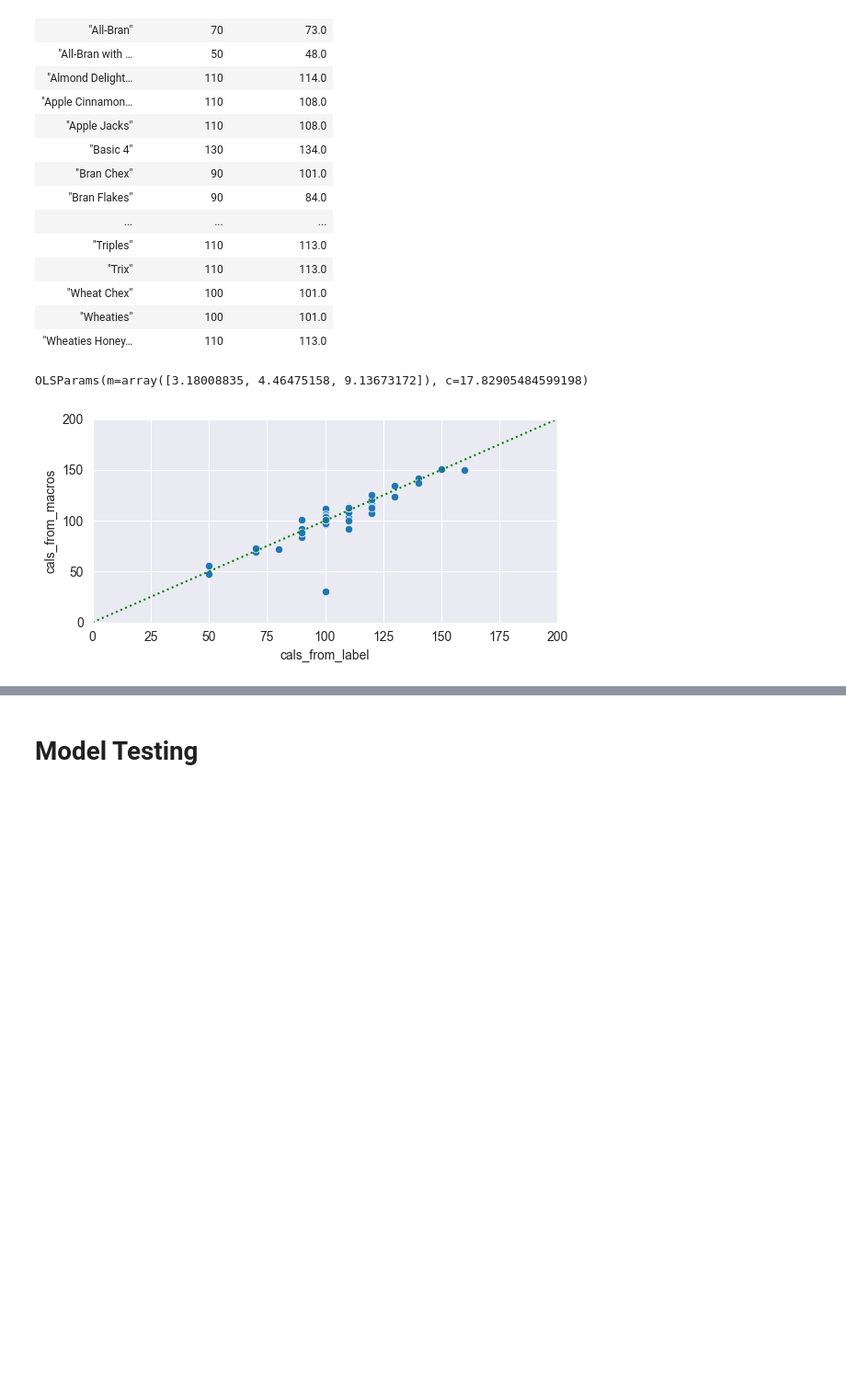
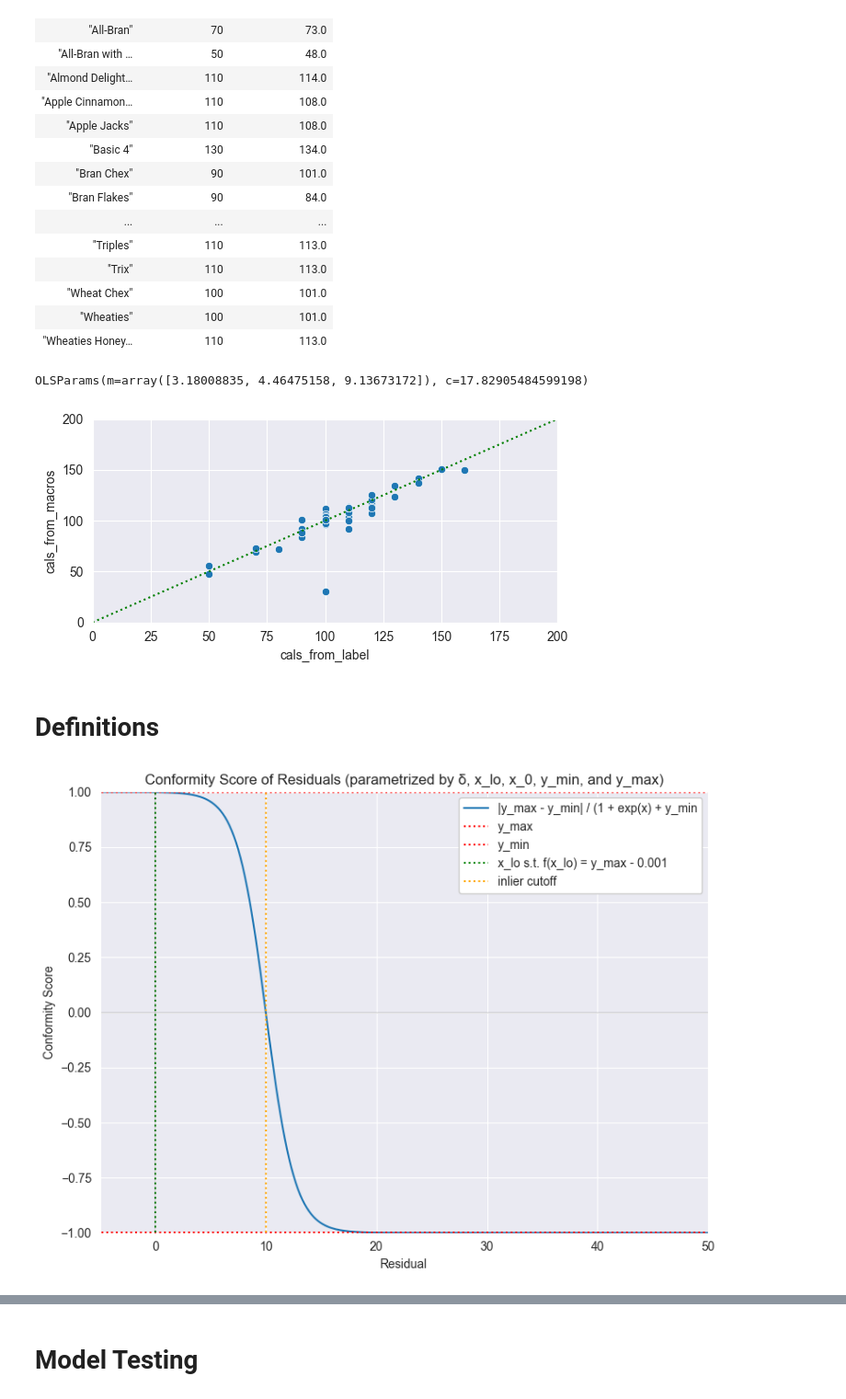
Before and after one commit to DylanLukes/renkon, a Jupyter notebook: notebooks/Experiments.ipynb, the cells around one changed output, grey strips where cells are left out. Shown: that part at 92% size. Drawn from its saved outputs; the diff is of its cells as text; code cells hidden in the pictures; blank space fills up the shorter version.

```diff
--- a/notebooks/Experiments.ipynb
+++ b/notebooks/Experiments.ipynb
@@ -112,3 +110,71 @@ sns.scatterplot(ax=ax, data=cals_df, x="cals_from_label", y="cals_from_macros")
 fig.tight_layout()
 # %% [output]
 [figure]
+# %% [markdown]
+# Definitions
+# %%
+import functools as ft
+# Draw a parametrized sigmoid:
+
+dist = lambda a, b: np.abs(a - b)
+
+delta = 0.001
+
+# y-values of sigmoids asymptotes:
+y_max = 1
+y_min = -1
+
+# "Amplitude" of the sigmoid:
+amp = dist(y_max, y_min)
+
+# x-values where the sigmoid is at 0, reaches y_max - delta, and y_min + delta:
+x_lo = 0
+x_0 = 10
+
+x_hi = 2 * (x_0 - x_lo)
+
+# "Wavelength" of the sigmoid:
+wlen = dist(x_hi, x_lo)
+
+k = (np.log(amp/delta - 1) - np.log(amp/(amp - delta) -1)) / wlen
+
+x = np.linspace(-100, 100, 1000)
+y = 1 / (1 + np.exp(k*(x - x_0)))
+y = dist(y_min, y_max) * y + y_min
+
+# ---
+
+fig, ax = plt.subplots(figsize=(8, 6))
+
+ax.set_xlim(np.min(x), np.max(x))
+ax.set_ylim(y_min - delta, y_max + delta)
+
+ax.plot(x, y, label="|y_max - y_min| / (1 + exp(x) + y_min")
+
+# Draw lines for y_max and y_min:
+ax.hlines(y_max, np.min(x), np.max(x), color="red", linestyle=":", label="y_max")
+ax.hlines(y_min, np.min(x), np.max(x), color="red", linestyle=":", label="y_min")
+
+# Draw vertical lines for x_lo and x_hi:
+ax.vlines(x_lo, np.min(y), np.max(y), color="green", linestyle=":", label=f"x_lo s.t. f(x_lo) = y_max - {delta}")
+# ax.vlines(x_hi, np.min(y), np.max(y), color="green", linestyle=":", label=f"x_hi s.t. f(x_hi) = y_min + {delta}")
+
+# Draw vertical line for x_0:
+ax.vlines(x_0, np.min(y), np.max(y), color="orange", linestyle=":", label=f"inlier cutoff")
+
+# Zero lines for x and y:
+ax.hlines(0, np.min(x), np.max(x), color="black", alpha=0.1)
+ax.vlines(0, np.min(y), np.max(y), color="black", alpha=0.1)
+
+# Draw legend with solid background.
+ax.legend(frameon=True, facecolor="white", framealpha=1.0)
+ax.set_xlim(x_lo - 5, max(x) / 2)
+ax.xaxis.set_major_locator(plt.MultipleLocator(10))
+
+ax.set_xlabel("Residual")
+ax.set_ylabel("Conformity Score")
+ax.set_title("Conformity Score of Residuals (parametrized by δ, x_lo, x_0, y_min, and y_max)")
+
+fig.tight_layout()
+# %% [output]
+[figure, added]
```
Also changed, not shown: parts of 17 cells of this notebook, 16 other files.
